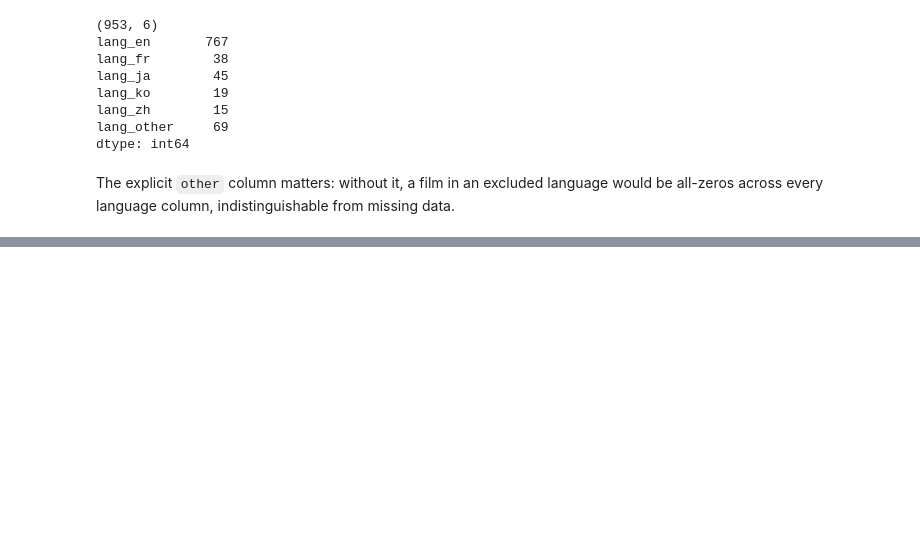
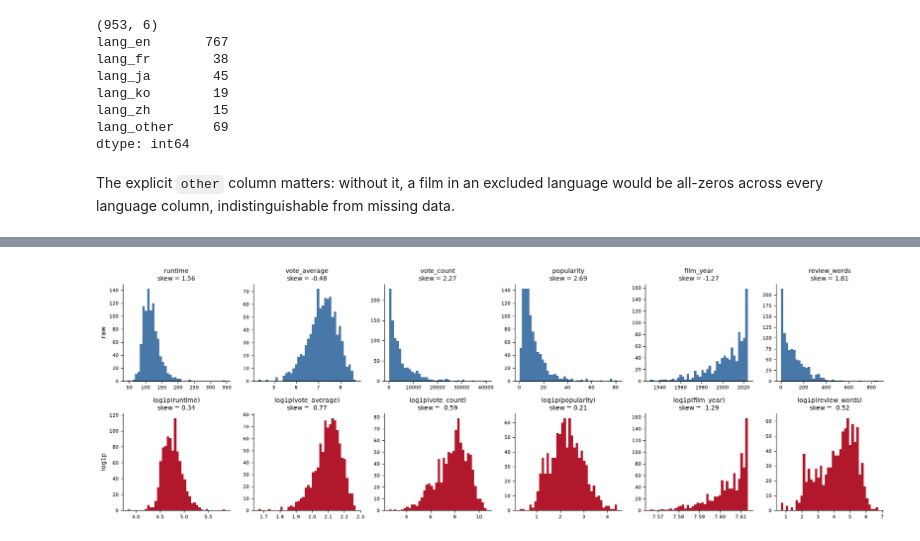
Before and after one commit to Roborohan/Letterboxd-Regression-Capstone, a Jupyter notebook: 04_models.ipynb, the cells around one changed output, grey strips where cells are left out. Saved outputs shown, nothing was run; the diff lists cells and outputs as text; code cells hidden in the pictures; blank space fills up the shorter version.

Commit message:
Film metadata manipulation

```diff
--- a/04_models.ipynb
+++ b/04_models.ipynb
@@ -346,0 +351,5 @@ would be all-zeros across every language column, indistinguishable from missing
+# %%
+CANDIDATES = ["runtime", "vote_average", "vote_count", "popularity",
+              "film_year", "review_words"]
+
+print(train[CANDIDATES].describe().round(2))
@@ -346,0 +366,23 @@ would be all-zeros across every language column, indistinguishable from missing
+# %%
+fig, axes = plt.subplots(2, len(CANDIDATES), figsize=(3 * len(CANDIDATES), 6))
+
+for j, col in enumerate(CANDIDATES):
+    raw = train[col].dropna()
+    axes[0, j].hist(raw, bins=40, color="#4878a8")
+    axes[0, j].set_title(f"{col}\nskew = {raw.skew():.2f}", fontsize=10)
+
+    logged = np.log1p(raw)
+    axes[1, j].hist(logged, bins=40, color="#b2182b")
+    axes[1, j].set_title(f"log1p({col})\nskew = {logged.skew():.2f}", fontsize=10)
+
+for ax in axes.flat:
+    ax.tick_params(labelsize=8)
+    for s in ["top", "right"]:
+        ax.spines[s].set_visible(False)
+
+axes[0, 0].set_ylabel("raw")
+axes[1, 0].set_ylabel("log1p")
+plt.tight_layout()
+plt.show()
+# %% [output]
+[figure, added]
```
Also changed, not shown: parts of 6 cells of this notebook.
